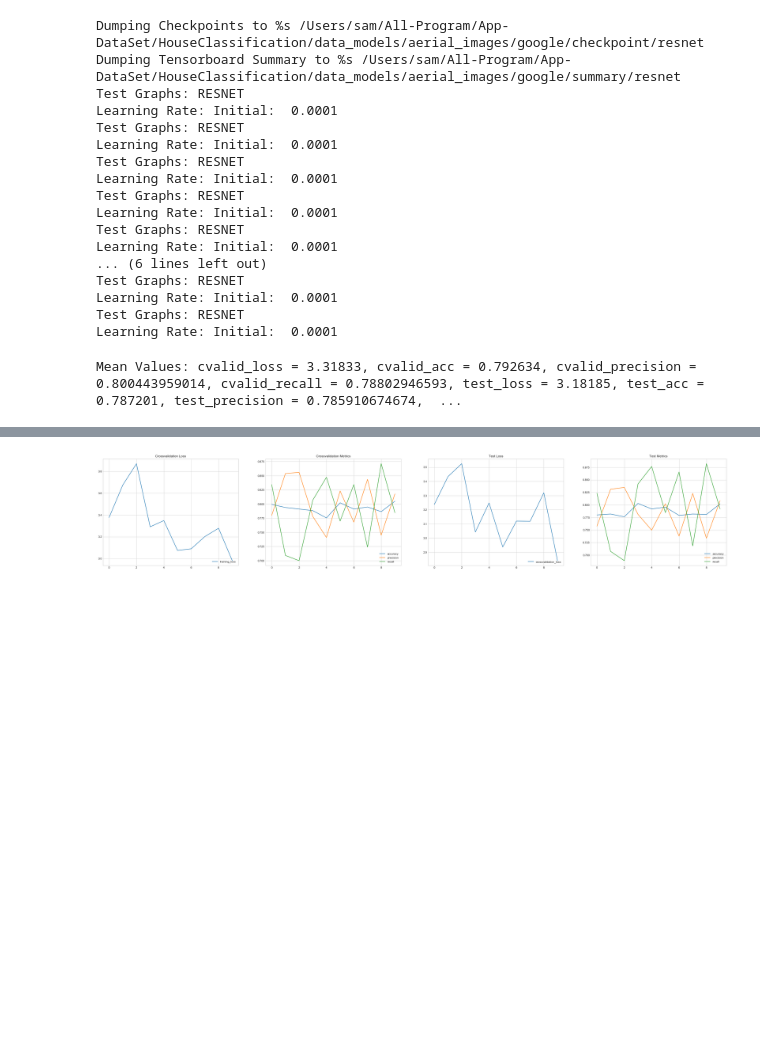
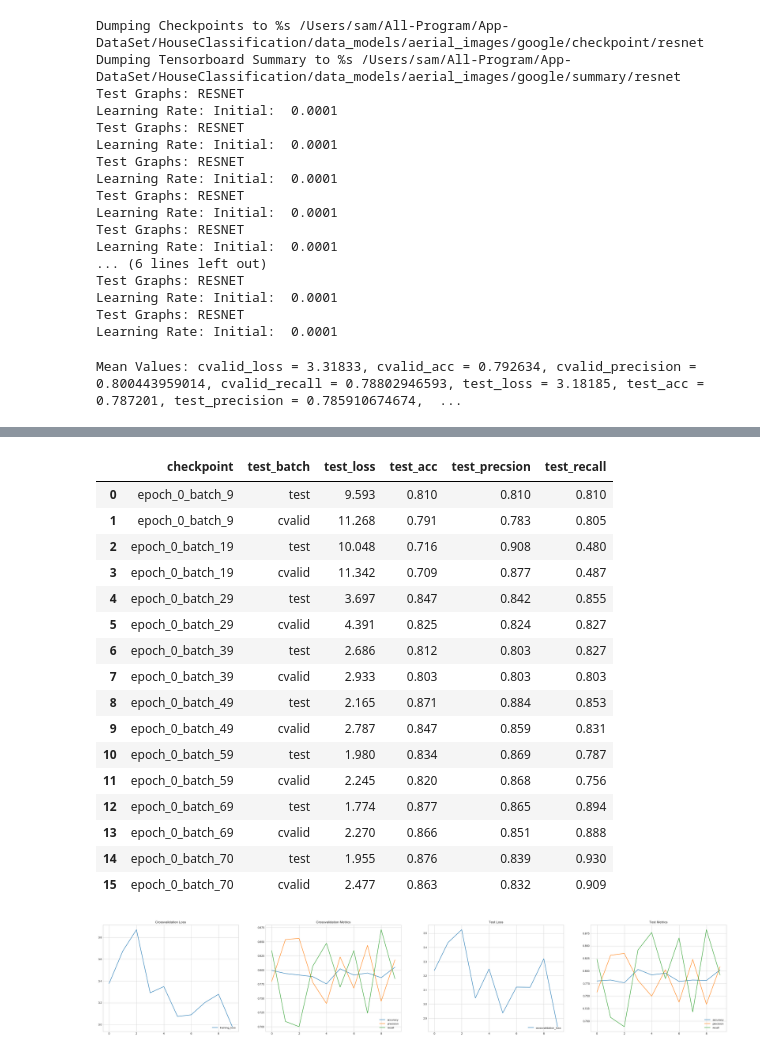
Before and after one commit to Sardhendu/PropertyClassification, a Jupyter notebook: Model_eval-Aerial_cropped.ipynb, the cells around one changed output, grey strips where cells are left out. Saved outputs shown, nothing was run; the diff lists cells and outputs as text; code cells hidden in the pictures; blank space fills up the shorter version.

```diff
--- a/Model_eval-Aerial_cropped.ipynb
+++ b/Model_eval-Aerial_cropped.ipynb
@@ -177,0 +212,5 @@ Mean Values: cvalid_loss = 3.31833, cvalid_acc = 0.792634, cvalid_precision = 0.
+# %%
+prediction_outcomes_path = os.path.join(pathDict['statistics_path'], 'prediction_stats', 'pred_outcomes.csv')
+prediction_metrics_path = os.path.join(pathDict['statistics_path'], 'prediction_stats', 'pred_metrics.csv')
+prediction_outcomes = pd.read_csv(prediction_outcomes_path)
+prediction_metrics = pd.read_csv(prediction_metrics_path)
@@ -178,3 +226,23 @@ Mean Values: cvalid_loss = 3.31833, cvalid_acc = 0.792634, cvalid_precision = 0.
+# %%
+prediction_metrics
+# %% [output]
+|  | checkpoint | test_batch | test_loss | test_acc | test_precsion | test_recall |
+| 0 | epoch_0_batch_9 | test | 9.593 | 0.810 | 0.810 | 0.810 |
+| 1 | epoch_0_batch_9 | cvalid | 11.268 | 0.791 | 0.783 | 0.805 |
+| 2 | epoch_0_batch_19 | test | 10.048 | 0.716 | 0.908 | 0.480 |
+| 3 | epoch_0_batch_19 | cvalid | 11.342 | 0.709 | 0.877 | 0.487 |
+| 4 | epoch_0_batch_29 | test | 3.697 | 0.847 | 0.842 | 0.855 |
+| 5 | epoch_0_batch_29 | cvalid | 4.391 | 0.825 | 0.824 | 0.827 |
+| 6 | epoch_0_batch_39 | test | 2.686 | 0.812 | 0.803 | 0.827 |
+| 7 | epoch_0_batch_39 | cvalid | 2.933 | 0.803 | 0.803 | 0.803 |
+| 8 | epoch_0_batch_49 | test | 2.165 | 0.871 | 0.884 | 0.853 |
+| 9 | epoch_0_batch_49 | cvalid | 2.787 | 0.847 | 0.859 | 0.831 |
+| 10 | epoch_0_batch_59 | test | 1.980 | 0.834 | 0.869 | 0.787 |
+| 11 | epoch_0_batch_59 | cvalid | 2.245 | 0.820 | 0.868 | 0.756 |
+| 12 | epoch_0_batch_69 | test | 1.774 | 0.877 | 0.865 | 0.894 |
+| 13 | epoch_0_batch_69 | cvalid | 2.270 | 0.866 | 0.851 | 0.888 |
+| 14 | epoch_0_batch_70 | test | 1.955 | 0.876 | 0.839 | 0.930 |
+| 15 | epoch_0_batch_70 | cvalid | 2.477 | 0.863 | 0.832 | 0.909 |
 # %%
 oj = Plot(rows=1, columns=4, fig_size=(40,7))
 cv_loss_df = pd.DataFrame(cv_loss_arr, columns=['training_loss'])
```
Also changed, not shown: parts of 5 cells of this notebook, 8 other files.
